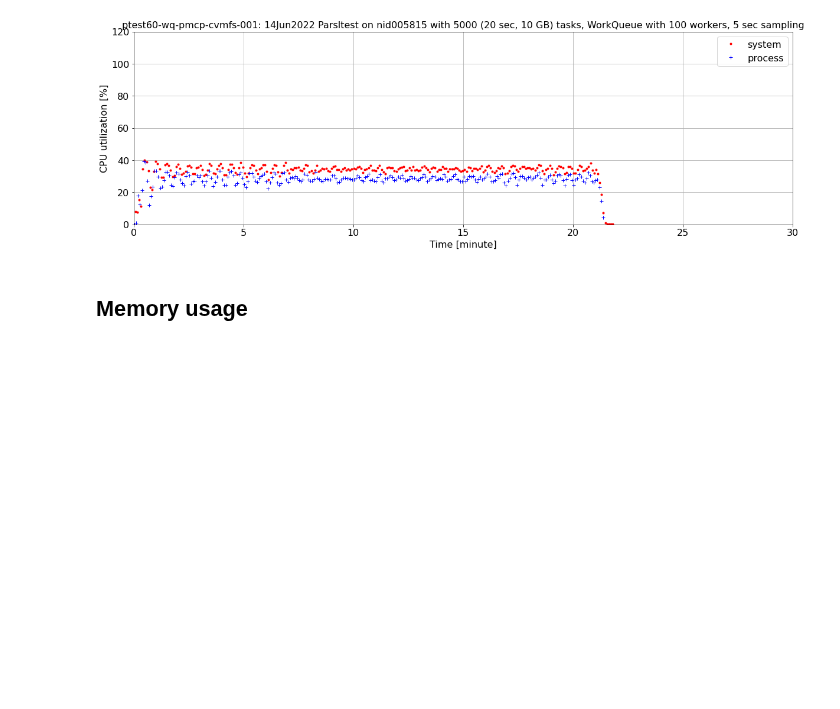
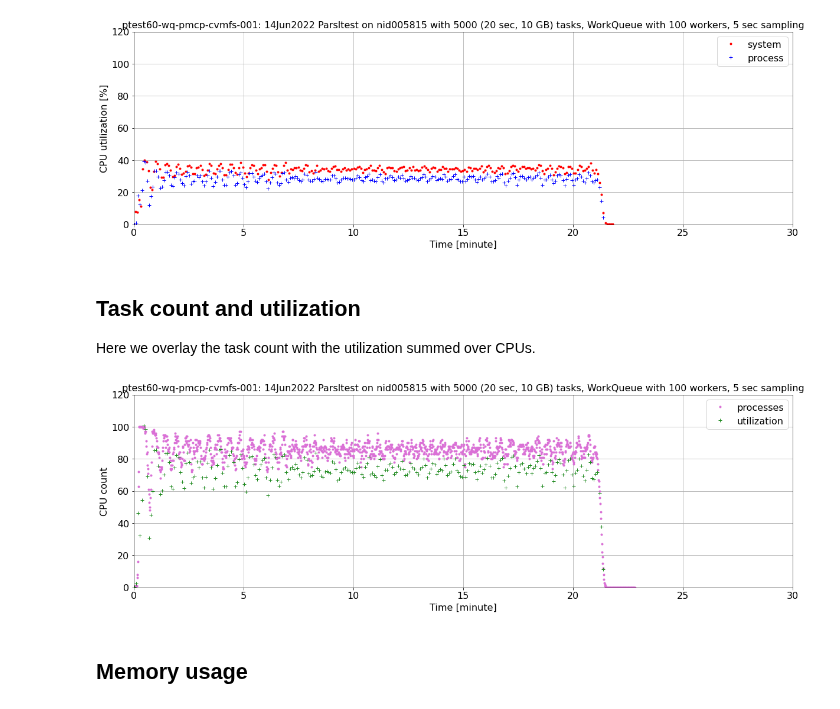
Before and after one commit to LSSTDESC/desc-wfmon, a Jupyter notebook: ipynb/monexp.ipynb, the cells around one changed output. Drawn from its saved outputs; the diff is of its cells as text; code cells hidden in the pictures; blank space fills up the shorter version.

```diff
--- a/ipynb/monexp.ipynb
+++ b/ipynb/monexp.ipynb
@@ -550,6 +556,29 @@ plt.title(pttl)
 plt.savefig(pfx+'cpueff'+sfx)
 # %% [output]
 [figure]
+# %% [markdown]
+## Task count and utilization
+Here we overlay the task count with the utilization summed over CPUs.
+# %%
+xmin = tmin
+xmax = tmax
+ymin = 0
+ymax = 120
+plt.figure(figsize=(pdx, pdy))
+plt.plot(tscrun.tfix, tscmem, '.', color='orchid', label='processes')
+# To get a process estimate, we divide the total user+sys time by the time interval and number of CPU.
+if have_procsum:
+    puse = (psm.procsum_time_user+psm.procsum_time_system)/delt
+    plt.plot(psm.tfix, puse.clip(upper=0.999*ymax), color='forestgreen', marker='+', linestyle='None', label='utilization')
+plt.xlabel(f"Time [{stunit}]")
+plt.ylabel('CPU count')
+plt.grid(True)
+plt.legend()
+junk = plt.axis([xmin, xmax, ymin, ymax])
+plt.title(pttl)
+plt.savefig(pfx+'cpucount'+sfx)
+# %% [output]
+[figure, added]
 # %% [markdown]
 ## Memory usage
 # %%
```
Also changed, not shown: parts of 5 cells of this notebook, 1 other file.
